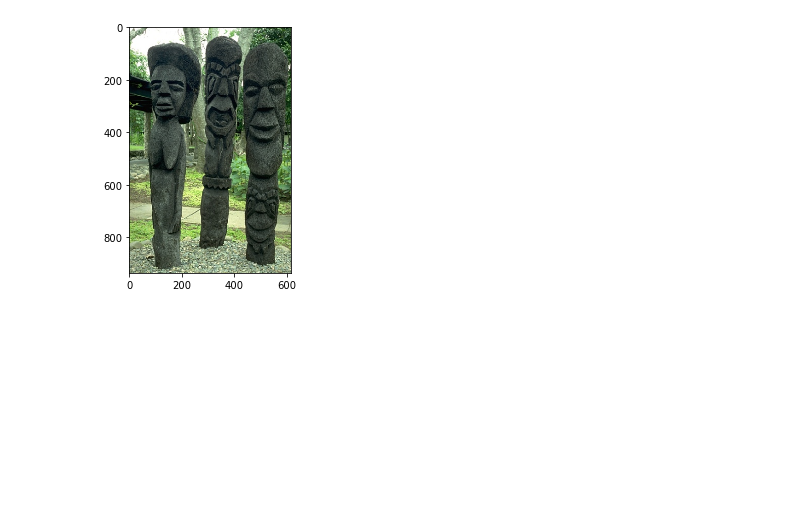
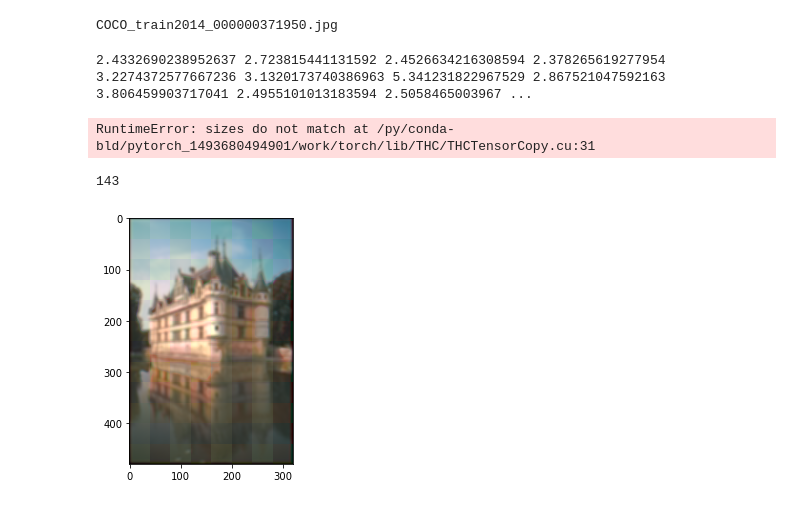
Before and after one commit to BorisLestsov/super-resolution, a Jupyter notebook: b.lestsov/generator.ipynb, the cells around one changed output. Cells and saved outputs as stored; diff of their text form; code cells hidden in the pictures; blank space fills up the shorter version.

```diff
--- a/b.lestsov/generator.ipynb
+++ b/b.lestsov/generator.ipynb
@@ -124,2 +271,2 @@ im1 = Variable(torch.Tensor(im1).unsqueeze(0).cuda(), requires_grad=False)
 # %%
-a = ResNet().cuda()
+generator = ResNet().cuda()
@@ -189,5 +273,14 @@ plt.show()
-# %%
-io.imshow(hr_im)
-plt.show()
-# %% [output]
-[figure, removed]
+# %%
+optimizer = optim.Adam(generator.parameters(), lr=1e-2)
+dir_name = "/home/m.romanov/super-resolution/train/"
+images = os.listdir(dir_name)
+step_index = 0
+print(images[0])
+#crit = nn.MSELoss()
+#crit = HuberLoss(1e-8)
+crit3 = HuberLoss()
+crit2 = nn.MSELoss()
+crit = VGGLoss()
+i_last = 0;
+# %% [output]
+COCO_train2014_000000371950.jpg
@@ -193,0 +289,49 @@ plt.show()
+# %%
+batch_size = 8
+crop = 150
+
+for epoch_index in range(5):
+    last = 0
+    for i in range(len(images)//batch_size):
+        inp_batch = torch.Tensor(batch_size, 3, crop//2, crop//2).cuda()
+        targ_batch = torch.Tensor(batch_size, 3, crop, crop).cuda()
+        for i, img in enumerate(images[last:last+batch_size]):
+            img_path = dir_name + img
+            inp, targ = get_inp_targ(img_path)
+            targ = targ[0].unsqueeze(0)
+            inp = inp[:, :, :crop//2, :crop//2]
+
+            targ = targ[:, :, :crop, :crop]
+            inp_batch[i] = inp.data
+            targ_batch[i] = targ.data
+
+        optimizer.zero_grad()
+
+        res = generator.forward(Variable(inp_batch))
+
+        loss = crit(res, Variable(targ_batch)) + crit3(res, Variable(targ_batch))
+        loss.backward()
+
+        optimizer.step()
+        step_index += 1
+
+        if step_index % 1 == 0:
+            print(loss.data[0], end=' ')
+
+        last += batch_size
+# %% [output]
+2.4332690238952637 2.723815441131592 2.4526634216308594 2.378265619277954 3.2274372577667236 3.1320173740386963 5.341231822967529 2.867521047592163 3.806459903717041 2.4955101013183594 2.5058465003967 ...
+RuntimeError: sizes do not match at /py/conda-bld/pytorch_1493680494901/work/torch/lib/THC/THCTensorCopy.cu:31
+# %%
+print(i)
+# %% [output]
+143
+# %%
+inp, targ = get_inp_targ("/home/b.lestsov/datasets/SelfExSR/data/BSD100/my/x2x_HR/img_003_SRF_2_HR.png")
+
+res = generator.forward(inp)
+io.imshow(res[0].cpu().data.numpy().swapaxes(1, 0).swapaxes(2, 1).clip(0, 1))
+
+plt.show()
+# %% [output]
+[figure, added]
```
Also changed, not shown: parts of 10 cells of this notebook, 1 other file.
